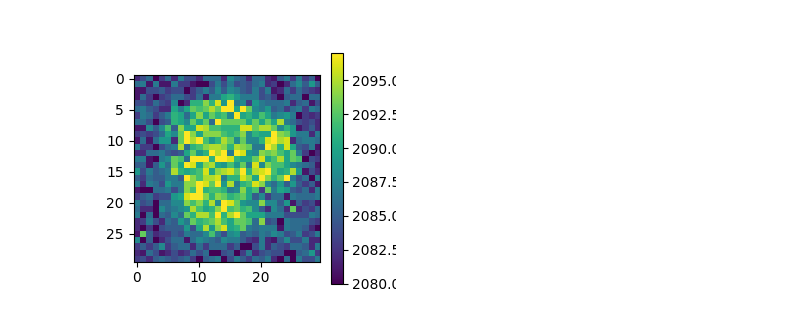
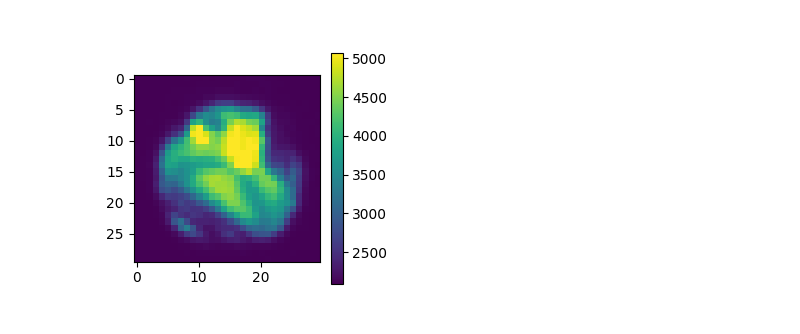
Before and after one commit to eleravera/FLASH-Scintillators, a Jupyter notebook: saturation_sistematic.ipynb, the cells around one changed output. Drawn from its saved outputs; the diff is of its cells as text; code cells hidden in the pictures.

```diff
--- a/saturation_sistematic.ipynb
+++ b/saturation_sistematic.ipynb
@@ -29,9 +18,7 @@ images_library.plotImage(dark, title='', bounds=[2082, 2092])
 # %%
-#per ogni file mi devo far restituire l'immagine e devo mantenere il nome del file, il nome del file deve
-#essere associato alle UM-> dict
 
 #3/11/22
-"""
+
 signalGyDict = {'70cGy': [[], [], [0.79, 0.80, 0.80] ],
                    '300cGy': [[],[], [4.08, 3.99, 4.08]],
                    '600cGy': [[],[], [6.27, 6.27, 6.18]],
@@ -42,6 +29,11 @@ signalGyDict = {'70cGy': [[], [], [0.79, 0.80, 0.80] ],
                    '20Gy': [[],[], [19.13, 19.13, 19.13]],
                    '23Gy': [[],[], [21.43, 21.43, 21.43]],
                    }
+darkFiles = glob.glob(f"20221102_Flash/2022_11_03_flash_1mm/sat/*buio*.TIF")
+saturationDirectory = "20221102_Flash/2022_11_03_flash_1mm/sat"
+cenX, cenY= 273, 237
+title= "03/11/22"
+
 """
 #4/11/22
 signalGyDict = {'07Gy': [[], [], [0.59, 0.62, 0.64] ],
@@ -54,3 +46,8 @@ signalGyDict = {'07Gy': [[], [], [0.59, 0.62, 0.64] ],
                    '20Gy': [[],[], [18.16, 18.32, 18.]],
                    '23Gy': [[],[], [20.93, 20.59, 20.26]],
                    }
+darkFiles = glob.glob(f"20221102_Flash/2022_11_04_flash_1mm/sat/f11/*buio*.TIF")
+saturationDirectory = "20221102_Flash/2022_11_04_flash_1mm/sat/f11"
+cenX, cenY= 254, 230
+title ="04/11/22"
+"""
@@ -57,8 +56,6 @@ signalGyDict = {'07Gy': [[], [], [0.59, 0.62, 0.64] ],
 # %%
 saturationFiles=[]
 for k in signalGyDict.keys():
-    #f=glob.glob(f"20221102_Flash/2022_11_03_flash_1mm/sat/*%s*.TIF" % k)
-    f=glob.glob(f"20221102_Flash/2022_11_04_flash_1mm/sat/f11/*%s*.TIF" %k)
+    f=glob.glob(f"%s/*%s*.TIF" %(saturationDirectory, k))
     saturationFiles.append(sorted(f))
 saturationFiles=np.array(saturationFiles)
-saturationFiles
@@ -83,8 +71,8 @@ array([['20221102_Flash/2022_11_04_flash_1mm/sat/f11/e9MeV_07Gy_1p_4us_1.TIF',
 # %%
-#cenX, cenY= 273, 237 #per le misure del 3
-cenX, cenY= 254, 230 #per le misure del 4
-x, y = np.ogrid [:len(dark[0]) , :len(dark[1])]
+#Check the centering of the ROI
+imArray=images_library.openImage(saturationFiles[0][0])
+x, y = np.ogrid [:len(imArray) , :len(imArray)]
 images_library.plotImage(images_library.applySquareROI(imArray, cenX, cenY, r=15))
 # %% [output]
-[figure, old version]
+[figure, new version]
 # %%
```
Also changed, not shown: parts of 14 cells of this notebook, 8 other files.
